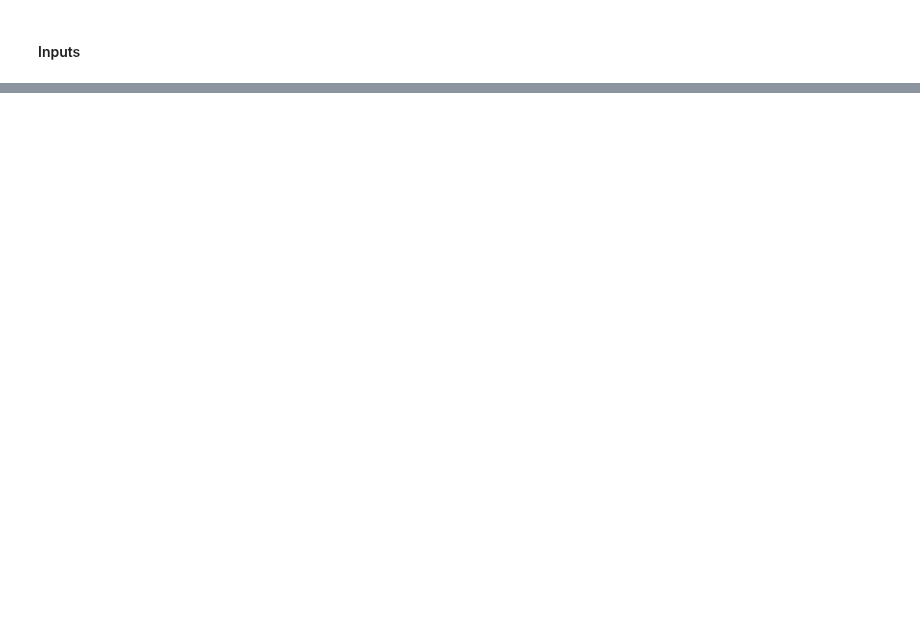
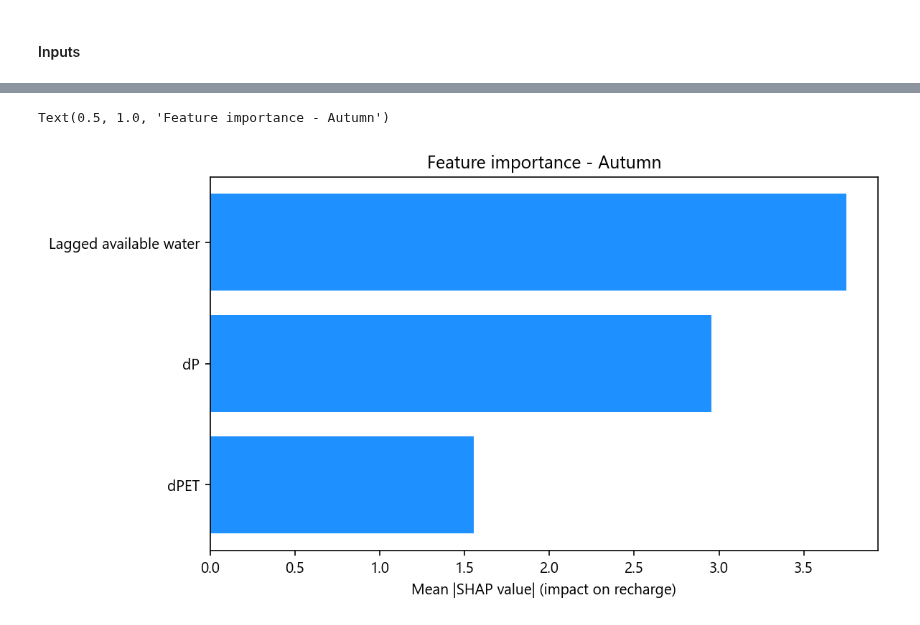
Before and after one commit to klekarkar/pre_post_process_mHM, a Jupyter notebook: recharge_attribution.ipynb, the cells around one changed output, grey strips where cells are left out. Saved outputs shown, nothing was run; the diff lists cells and outputs as text; code cells hidden in the pictures; blank space fills up the shorter version.

```diff
--- a/recharge_attribution.ipynb
+++ b/recharge_attribution.ipynb
@@ -81,0 +381,23 @@ wa_delta['wa_change'][12].plot(robust=True)
+# %%
+explainer = shap.TreeExplainer(best_model)
+shap_values = explainer.shap_values(X)
+if isinstance(shap_values, list):
+    shap_values = shap_values[0]
+# %%
+
+plt.figure(figsize=(8,4.5), dpi=150)
+max_shap = abs(shap_values).mean(axis=0)
+names = ['dPET', 'dP', 'Lagged available water']
+#to df
+
+shap_df = pd.DataFrame({'Feature': names, 'Max_SHAP': max_shap})
+#sort df by Max_SHAP descending
+shap_df = shap_df.sort_values(by='Max_SHAP', ascending=True)
+
+#plt.bar horizontal
+plt.barh(shap_df['Feature'], shap_df['Max_SHAP'], color='dodgerblue')
+plt.xlabel('Mean |SHAP value| (impact on recharge)')
+plt.title('Feature importance - Autumn')
+# %% [output]
+Text(0.5, 1.0, 'Feature importance - Autumn')
+[figure, added]
```
Also changed, not shown: parts of 28 cells of this notebook.
